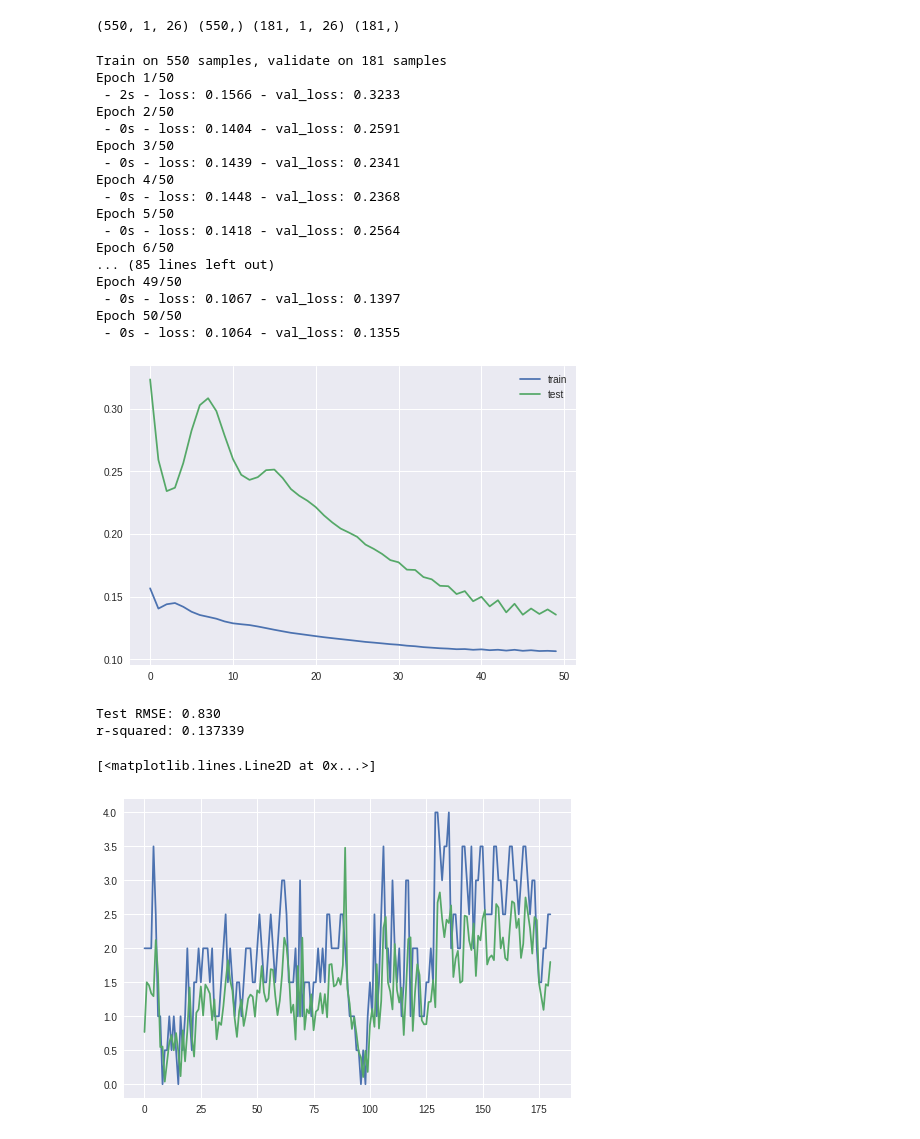
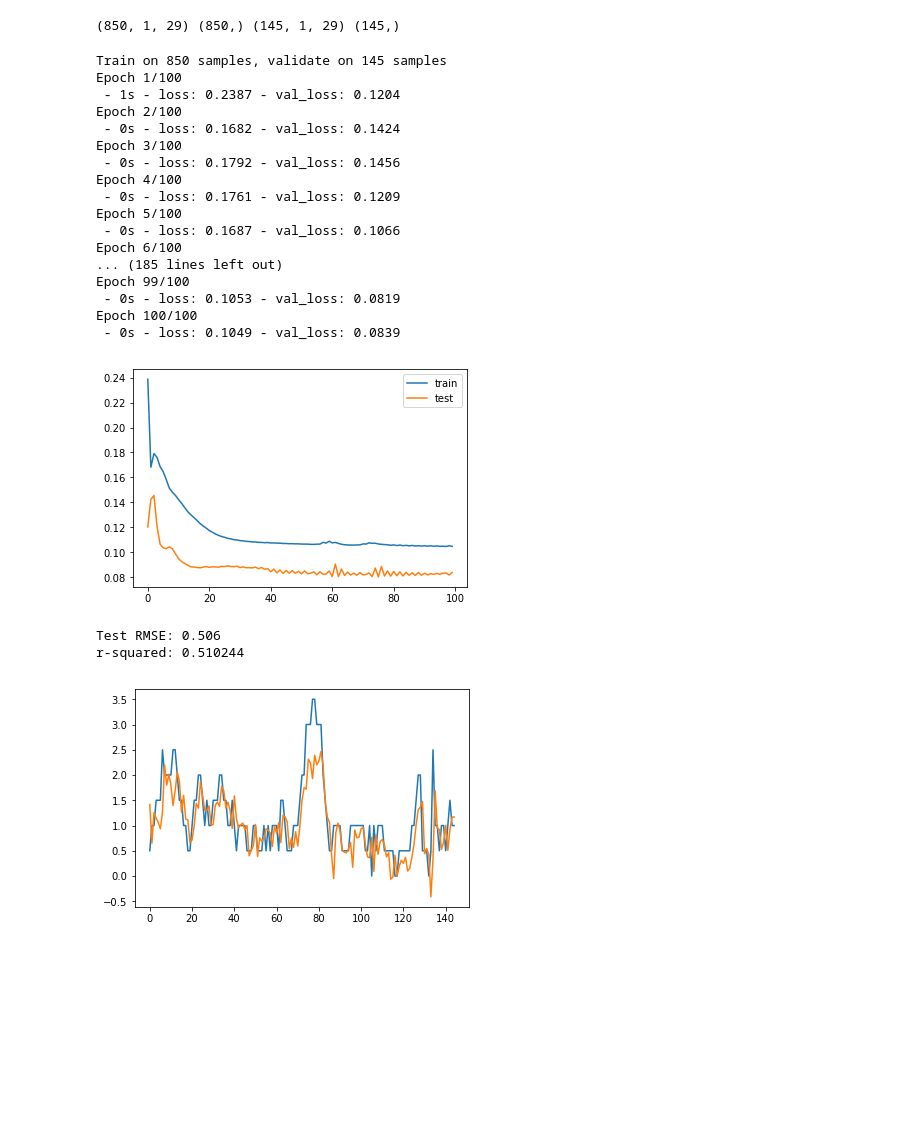
Before and after one commit to xujenna/thesis_explorations, a Jupyter notebook: life_support/predictor/LSTM_predictor/LSTM_RNN_stress_predictor_no_reporterDF.ipynb, the cells around one changed output. Cells and saved outputs as stored; diff of their text form; code cells hidden in the pictures; blank space fills up the shorter version.

Commit message:
updated LSTM predictors, added morale LSTM, updated affectiva library, worked on fighting game

```diff
--- a/life_support/predictor/LSTM_predictor/LSTM_RNN_stress_predictor_no_reporterDF.ipynb
+++ b/life_support/predictor/LSTM_predictor/LSTM_RNN_stress_predictor_no_reporterDF.ipynb
@@ -3,7 +3,7 @@
 
 from sklearn.externals import joblib
 
-finalMergedDF = joblib.load('finalMergedDF_noOutputs_stress.pkl')
+finalMergedDF = joblib.load('noOutputsStressDF.pkl')
 
 from sklearn.model_selection import train_test_split
 from sklearn.preprocessing import LabelEncoder
@@ -53,15 +53,7 @@ def series_to_supervised(data, n_in=1, n_out=1, dropnan=True):
 	return agg
 
 del finalMergedDF['time']
-# del finalMergedDF['Analytical_score']
-# del finalMergedDF['Confident_score']
-# del finalMergedDF['backspace_count']
-# del finalMergedDF['avg_dwelltime']
-# del finalMergedDF['avg_attention']
-# del finalMergedDF['avg_engagement']
-# del finalMergedDF['avg_valence']
-# del finalMergedDF['windows_created']
-
+del finalMergedDF['index']
 
 cols = list(finalMergedDF)
 cols.insert(0, cols.pop(cols.index('stress')))
@@ -71,14 +63,16 @@ values = finalMergedDF.values
 values = values.astype('float32')
 scaler = MinMaxScaler(feature_range=(0,1))
 scaled = scaler.fit_transform(values)
-scaler_later = scaler.fit(values)
-
-joblib.dump(scaler_later, 'scaler_stress_morale.pkl')
 
 reframed = series_to_supervised(scaled, 1,1)
-reframed.drop(reframed.columns[[27,28,29,30,31,32,33,34,35,36,37,38,39,40,41,42,43,44,45,46,47,48,49,50,51]], axis=1, inplace=True)
+reframed.drop(reframed.columns[[30,31,32,33,34,35,36,37,38,39,40,41,42,43,44,45,46,47,48,49,50,51,52,53,54,55,56,57]], axis=1, inplace=True)
+# reframed
 
-# reframed.drop(reframed.columns[[19,20,21,22,23,24,25,26,27,28,29,30,31,32,33,34,35]], axis=1, inplace=True)
-reframed
+# values = finalMergedDF.values
+# values = values.astype('float32')
+# scaler = MinMaxScaler(feature_range=(0,1))
+# scaled = scaler.fit_transform(values)
+scaler_later = scaler.fit(values)
+joblib.dump(scaler_later, 'scaler_stress.pkl')
 # %% [output]
 |  | var1(t-1) | var2(t-1) | var3(t-1) | var4(t-1) | var5(t-1) | var6(t-1) | var7(t-1) | var8(t-1) | var9(t-1) | ... |
@@ -104,7 +98,7 @@ from google.colab import files
 files.download('scaler_stress_morale.pkl')
 # %%
 values = reframed.values
-n_train_hours = 550
+n_train_hours = 850
 train = values[:n_train_hours, :]
 test = values[n_train_hours:, :]
 # split into input and outputs
@@ -115,39 +109,39 @@ train_X = train_X.reshape((train_X.shape[0], 1, train_X.shape[1]))
 test_X = test_X.reshape((test_X.shape[0], 1, test_X.shape[1]))
 print(train_X.shape, train_y.shape, test_X.shape, test_y.shape)
 # %% [output]
-(550, 1, 26) (550,) (181, 1, 26) (181,)
+(850, 1, 29) (850,) (145, 1, 29) (145,)
 # %%
 import matplotlib.pyplot as plt
 model = Sequential()
 model.add(LSTM(200, input_shape=(train_X.shape[1], train_X.shape[2])))
 model.add(Dense(1))
 model.compile(loss='mae', optimizer='adam')
 
-history = model.fit(train_X, train_y, epochs=50, batch_size=200, validation_data=(test_X, test_y), verbose=2, shuffle=False)
+history = model.fit(train_X, train_y, epochs=100, batch_size=200, validation_data=(test_X, test_y), verbose=2, shuffle=False)
 
 plt.plot(history.history['loss'], label='train')
 plt.plot(history.history['val_loss'], label='test')
 plt.legend()
 plt.show()
 # %% [output]
-Train on 550 samples, validate on 181 samples
-Epoch 1/50
- - 2s - loss: 0.1566 - val_loss: 0.3233
-Epoch 2/50
- - 0s - loss: 0.1404 - val_loss: 0.2591
-Epoch 3/50
- - 0s - loss: 0.1439 - val_loss: 0.2341
-Epoch 4/50
- - 0s - loss: 0.1448 - val_loss: 0.2368
-Epoch 5/50
- - 0s - loss: 0.1418 - val_loss: 0.2564
-Epoch 6/50
-... (85 lines left out)
-Epoch 49/50
- - 0s - loss: 0.1067 - val_loss: 0.1397
-Epoch 50/50
- - 0s - loss: 0.1064 - val_loss: 0.1355
+Train on 850 samples, validate on 145 samples
+Epoch 1/100
+ - 1s - loss: 0.2387 - val_loss: 0.1204
+Epoch 2/100
+ - 0s - loss: 0.1682 - val_loss: 0.1424
+Epoch 3/100
+ - 0s - loss: 0.1792 - val_loss: 0.1456
+Epoch 4/100
+ - 0s - loss: 0.1761 - val_loss: 0.1209
+Epoch 5/100
+ - 0s - loss: 0.1687 - val_loss: 0.1066
+Epoch 6/100
+... (185 lines left out)
+Epoch 99/100
+ - 0s - loss: 0.1053 - val_loss: 0.0819
+Epoch 100/100
+ - 0s - loss: 0.1049 - val_loss: 0.0839
-[figure, old version]
+[figure, new version]
 # %%
 import numpy as np
 from sklearn.metrics import mean_squared_error
@@ -170,14 +164,14 @@ rmse = np.sqrt(mean_squared_error(inv_y, inv_yhat))
 print('Test RMSE: %.3f' % rmse)
 print('r-squared: %f'%(r2_score(inv_y, inv_yhat)))
 # %% [output]
-Test RMSE: 0.830
-r-squared: 0.137339
+Test RMSE: 0.506
+r-squared: 0.510244
 # %%
 plt.plot(inv_y)
 plt.plot(inv_yhat)
+plt.show()
 # %% [output]
-[<matplotlib.lines.Line2D at 0x...>]
-[figure, old version]
+[figure, new version]
 # %%
 model.save('LSTM_stress_predictor_no_reporter.h5')
 # %%
```
Also changed, not shown: parts of 1 cell of this notebook, 31 other files.
